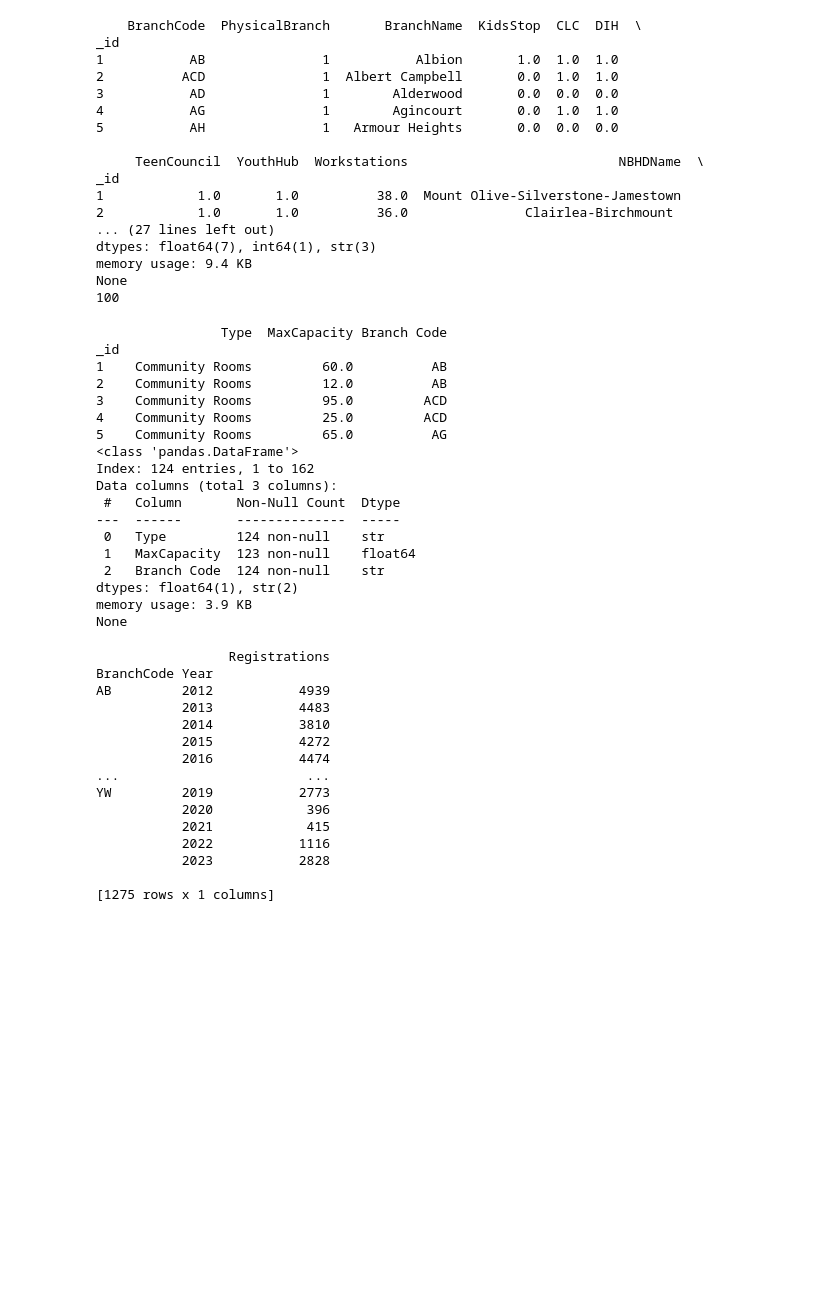
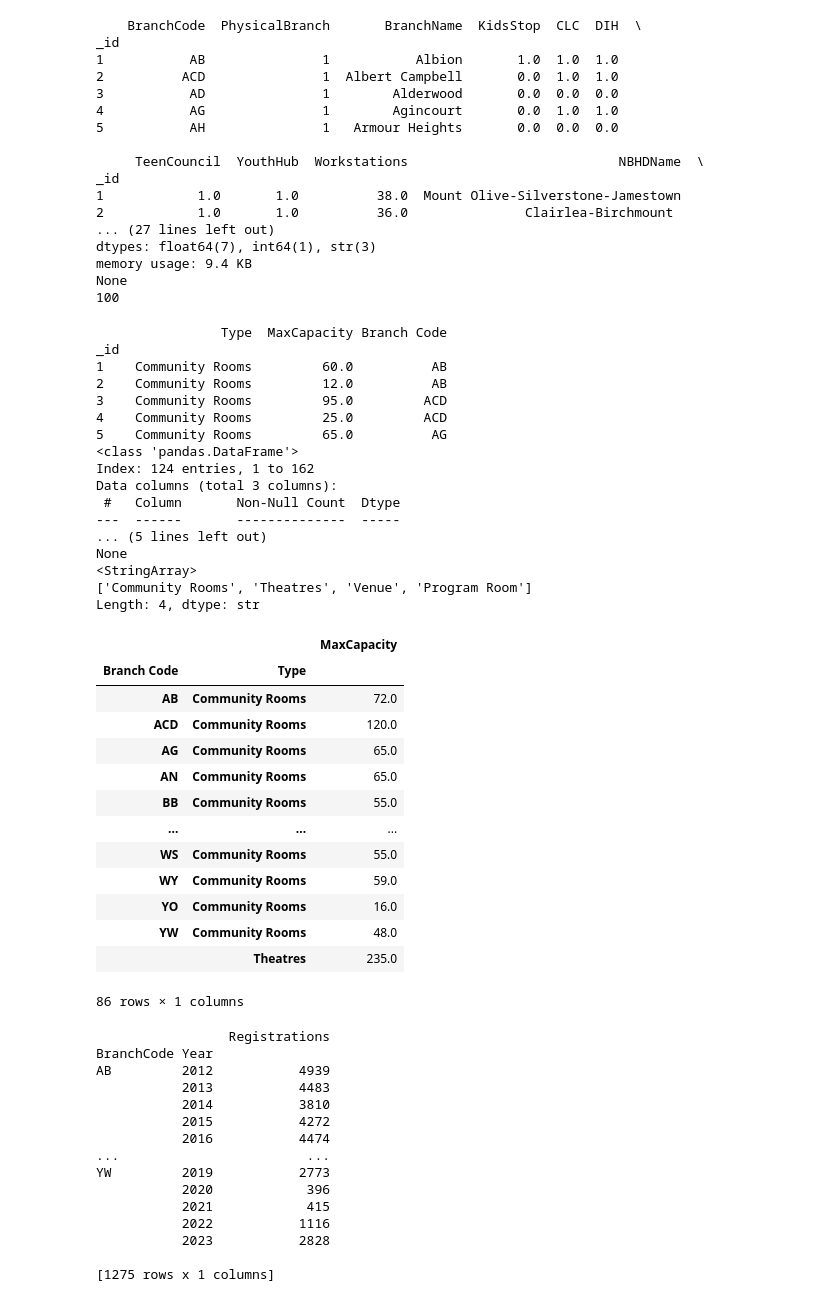
Before and after one commit to EdenKhazma/UVolunteer, a Jupyter notebook: TLPP-Dashboard/notebook.ipynb, the cells around one changed output. Saved outputs shown, nothing was run; the diff lists cells and outputs as text; code cells hidden in the pictures; blank space fills up the shorter version.

```diff
--- a/TLPP-Dashboard/notebook.ipynb
+++ b/TLPP-Dashboard/notebook.ipynb
@@ -178,38 +187,53 @@ None
 # %%
 # Table tpl-branch-space-rentals-2024 cleaning:
 
 def clean_branches(df):
     # remove all non physical branches
     df = df[df['Square footage'].notnull()]
     drop_columns = [
         'Name',
         'Square footage'
     ]
     df = df.drop(columns = drop_columns)
     return df
 
 tpl_BSR_2024_cl = clean_branches(tpl_BSR_2024)
 print(tpl_BSR_2024_cl.head(5))
 print(tpl_BSR_2024_cl.info())
+print(tpl_BSR_2024_cl.Type.unique())
+tpl_BSR_2024_cl.groupby(by = ['Branch Code', 'Type']).sum()
 # %% [output]
                 Type  MaxCapacity Branch Code
 _id
 1    Community Rooms         60.0          AB
 2    Community Rooms         12.0          AB
 3    Community Rooms         95.0         ACD
 4    Community Rooms         25.0         ACD
 5    Community Rooms         65.0          AG
 <class 'pandas.DataFrame'>
 Index: 124 entries, 1 to 162
 Data columns (total 3 columns):
  #   Column       Non-Null Count  Dtype
 ---  ------       --------------  -----
- 0   Type         124 non-null    str
- 1   MaxCapacity  123 non-null    float64
- 2   Branch Code  124 non-null    str
-dtypes: float64(1), str(2)
-memory usage: 3.9 KB
+... (5 lines left out)
 None
+<StringArray>
+['Community Rooms', 'Theatres', 'Venue', 'Program Room']
+Length: 4, dtype: str
+|  |  | MaxCapacity |
+| Branch Code | Type |  |
+| AB | Community Rooms | 72.0 |
+| ACD | Community Rooms | 120.0 |
+| AG | Community Rooms | 65.0 |
+| AN | Community Rooms | 65.0 |
+| BB | Community Rooms | 55.0 |
+| ... | ... | ... |
+| WS | Community Rooms | 55.0 |
+| WY | Community Rooms | 59.0 |
+| YO | Community Rooms | 16.0 |
+| YW | Community Rooms | 48.0 |
+|  | Theatres | 235.0 |
+86 rows × 1 columns
 # %%
 # Table tpl-card-registrations-annual-by-branch cleaning:
 
```
Also changed, not shown: parts of 6 cells of this notebook, 1 other file.
